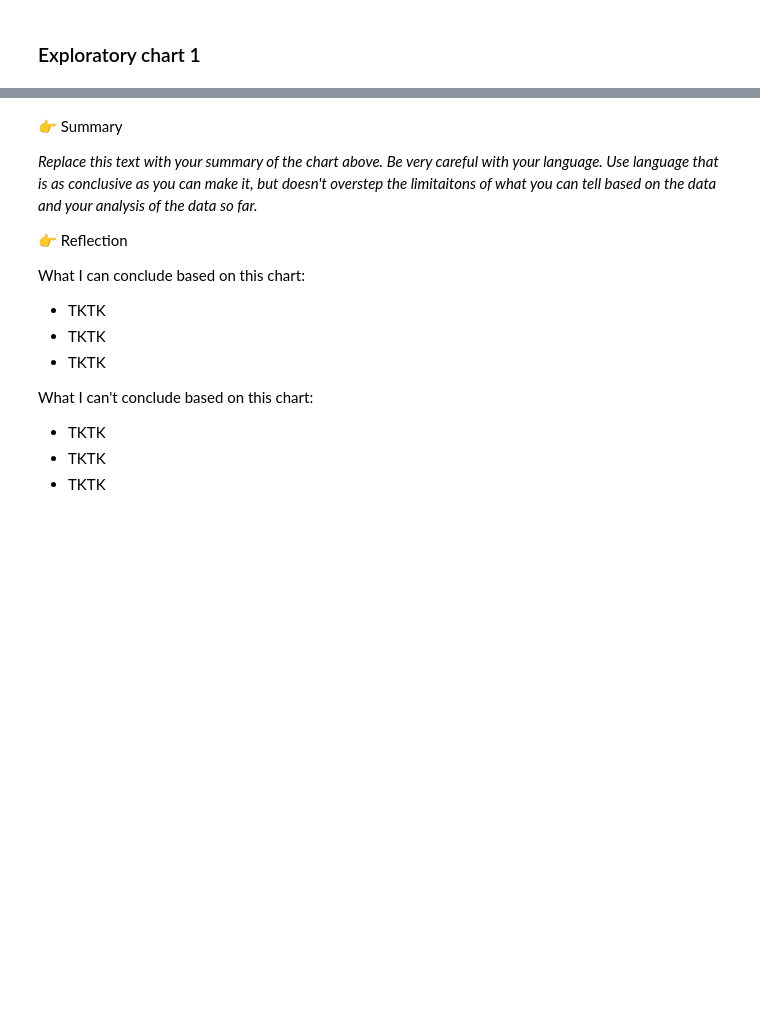
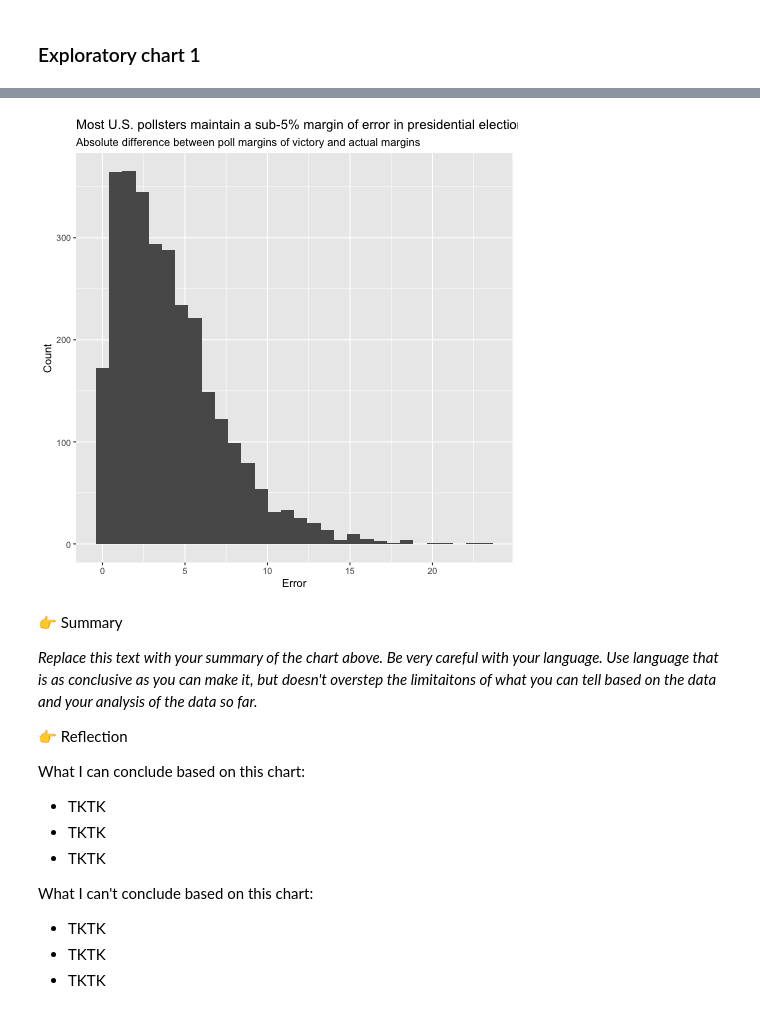
Before and after one commit to jakeneenan/polling-accuracy, a Jupyter notebook: notebook-2.ipynb, the cells around one changed output, grey strips where cells are left out. Saved outputs shown, nothing was run; the diff lists cells and outputs as text; code cells hidden in the pictures; blank space fills up the shorter version.

```diff
--- a/notebook-2.ipynb
+++ b/notebook-2.ipynb
@@ -111,3 +123,14 @@ NULL
+# %%
+%%R
+require('ggbeeswarm')
+# 👉Chart 1
+# Insert code for a ggplot chart below
+ggplot(df) +
+    aes(x = abs(margin_poll-margin_actual)) +
+    geom_histogram(bins=30) +
+    labs(x="Error", y="Count", title="Most U.S. pollsters maintain a sub-5% margin of error in presidential elections", subtitle="Absolute difference between poll margins of victory and actual margins")
+# %% [output]
+[figure, added]
 # %% [markdown]
 👉 Summary
 
```
Also changed, not shown: parts of 3 cells of this notebook.
